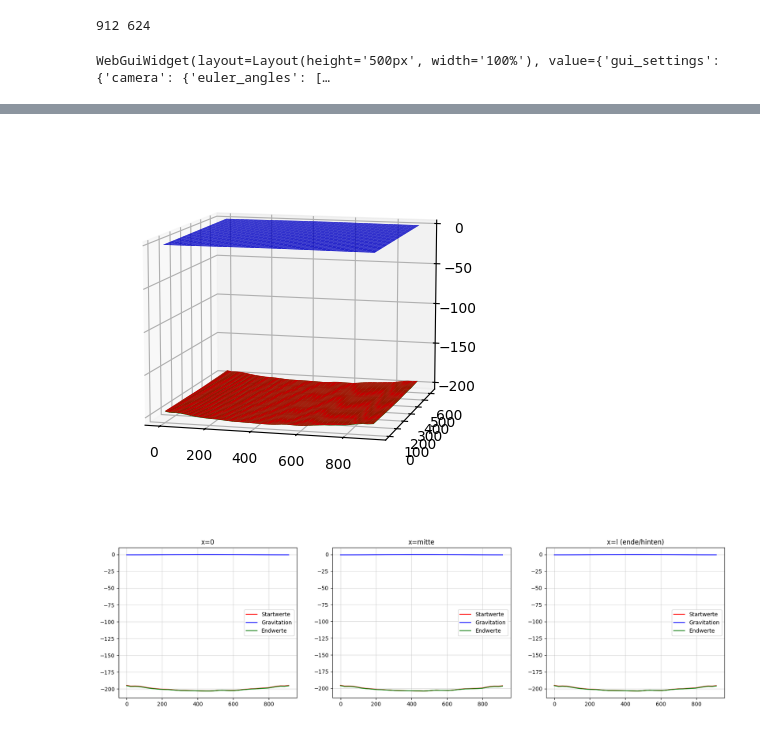
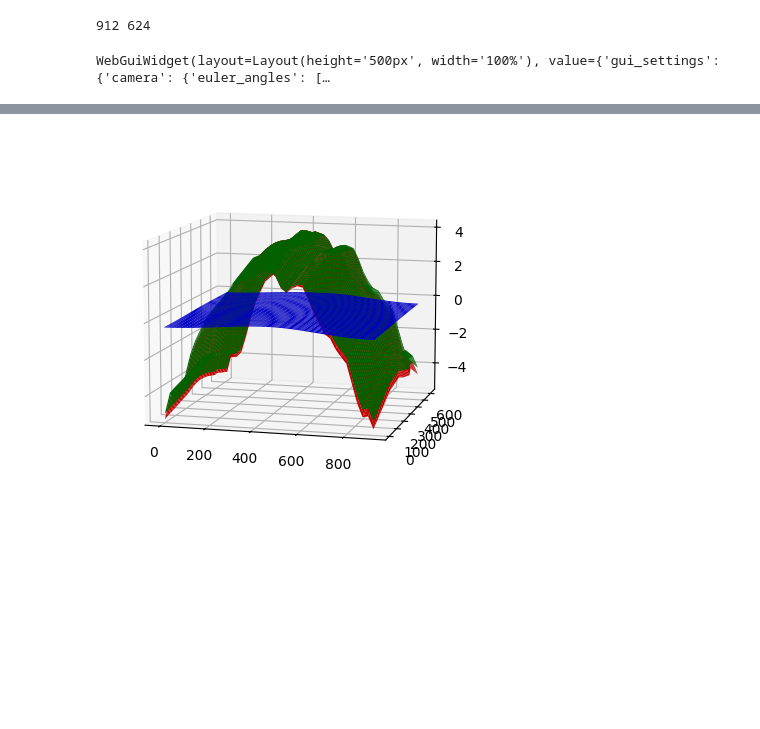
Before and after one commit to anschn05/papa_arbeit, a Jupyter notebook: CodeAblauf/Hauptcode.ipynb, the cells around one changed output, grey strips where cells are left out. Cells and saved outputs as stored; diff of their text form; code cells hidden in the pictures; blank space fills up the shorter version.

```diff
--- a/CodeAblauf/Hauptcode.ipynb
+++ b/CodeAblauf/Hauptcode.ipynb
@@ -5,22 +5,20 @@ import xyzFile_zusammenrechnen_EW   # greift auf *.py file zu, nicht auf *.ipynb
 import xy_KruemmungAnalyse
 import HC_AuflagerMinimaViertel
 import pyvista as pv
-
 pv.set_jupyter_backend('trame')
-
 
 # def Auflager_gemessen(step,filename_MW,tol):
 # def Auflager_generiert(l,b,step,tol):
 import import_ipynb
-import xyzFile_GRAVITATION_Kruemmung
+import xyzFile_GRAVITATION
 # def gravitationsEinfluss_Auflager(l,b,t,step,auflager_liste,radius):
 
 
 t = 3.6
-tolMinima = 0.5
+tolMinima = 0.9
 # MESSWERTE
 #filename_MW = f"{t}mm_messwerte.xyz"
-filename_MW = "2026-04-05_10h40m10s_scan25-3.6.xyz"
+filename_MW = "2026-04-05_12h14m20s_scan25-3.6.xyz"
 data_messwerte = np.loadtxt(filename_MW)
 
 # step wird aus Messwerte-File entnommen
@@ -108,7 +106,7 @@ auflager_liste = [(x1+r,y1+r),(x1+r,y2-r),(x2-r,y2-r),(x2-r,y1+r)]
 """
 #endregion
 
-filename_GRAV = xyzFile_GRAVITATION_Kruemmung.gravitationsEinfluss_Auflager(l,b,t,step,auflager_liste,r)
+filename_GRAV = xyzFile_GRAVITATION.gravitationsEinfluss_Auflager(l,b,t,step,auflager_liste,r)
 
 xyzFile_zusammenrechnen_EW.plotten(l,b,t,step,filename_MW,filename_GRAV)
 # %% [output]
@@ -118,2 +116 @@ Widget(value='<iframe src="http://localhost:59660/index.html?ui=P_0x2d21ca7f0e0_
-[figure, old version]
+[figure, new version]
-[figure, removed]
```
Also changed, not shown: parts of 1 cell of this notebook, 6 other files.
